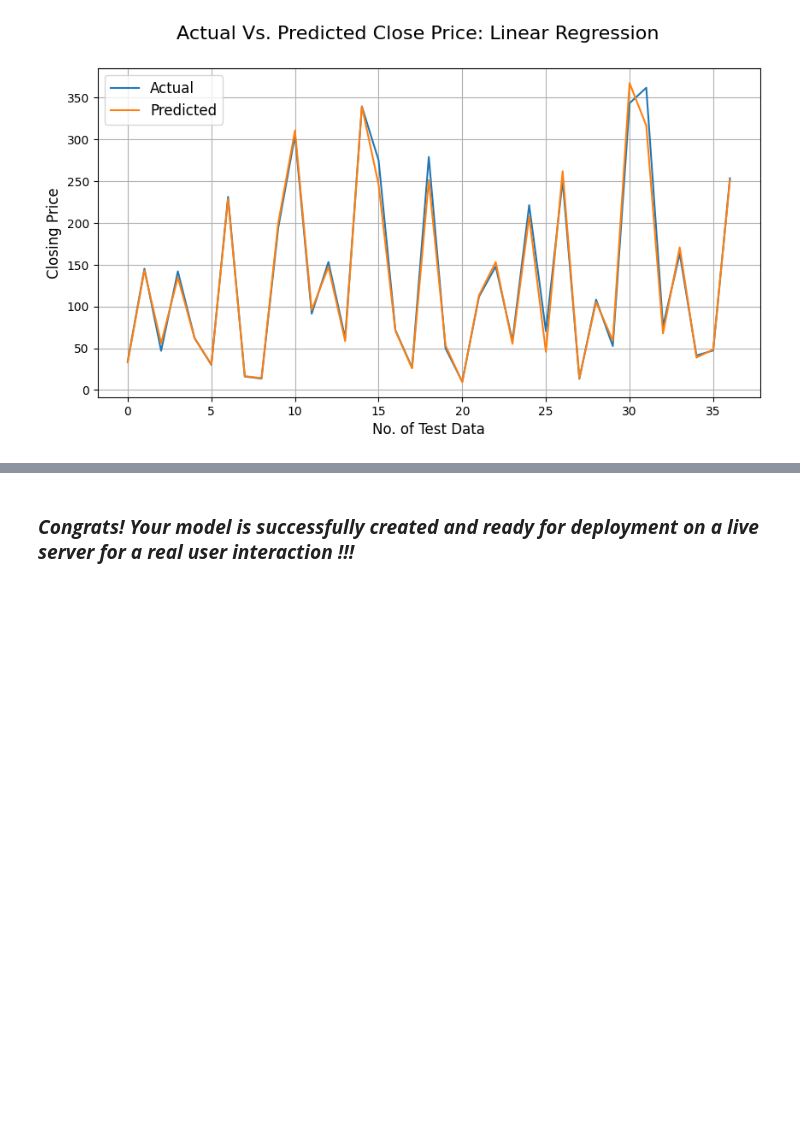
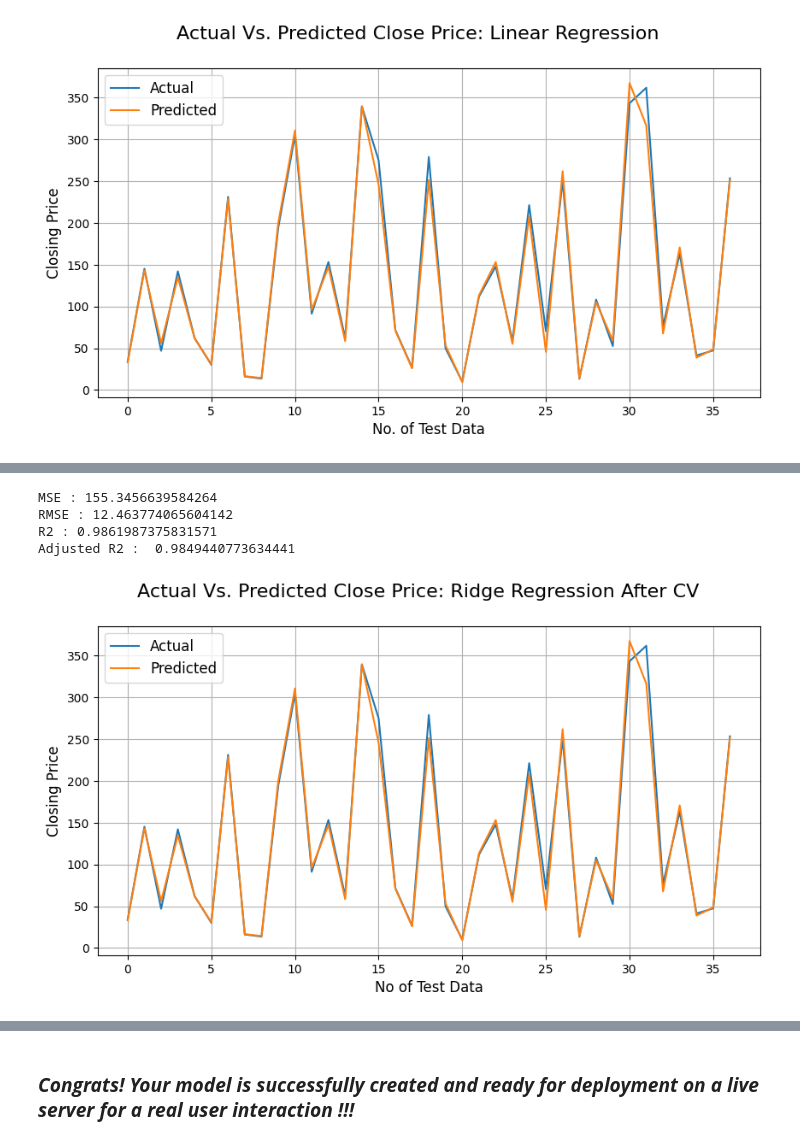
Before and after one commit to atulchune/YesBank_Stock_closing_price_prediction, a Jupyter notebook: YesBank_closing_stock_price_prediction.ipynb, the cells around one changed output, grey strips where cells are left out. Drawn from its saved outputs; the diff is of its cells as text; code cells hidden in the pictures; blank space fills up the shorter version.

```diff
--- a/YesBank_closing_stock_price_prediction.ipynb
+++ b/YesBank_closing_stock_price_prediction.ipynb
@@ -766,0 +919,31 @@ Answer Here.
+# %%
+#Model Prediction
+y_pred_ridge_cv = ridge_regressor.predict(X_test)
+# %%
+MSE  = mean_squared_error(10**(y_test), 10**(y_pred_ridge_cv))
+print("MSE :" , MSE)
+
+RMSE = np.sqrt(MSE)
+print("RMSE :" ,RMSE)
+
+r2 = r2_score(10**(y_test), 10**(y_pred_ridge_cv))
+print("R2 :" ,r2)
+print("Adjusted R2 : ",1-(1-r2_score(10**(y_test), 10**(y_pred_ridge_cv)))*((X_test.shape[0]-1)/(X_test.shape[0]-X_test.shape[1]-1)))
+df_metrics['Ridge'] = [MSE,RMSE,r2,1-(1-r2_score(10**(y_test), 10**(y_pred_ridge_cv)))*((X_test.shape[0]-1)/(X_test.shape[0]-X_test.shape[1]-1))]
+# %% [output]
+MSE : 155.3456639584264
+RMSE : 12.463774065604142
+R2 : 0.9861987375831571
+Adjusted R2 :  0.9849440773634441
+# %%
+# Actual Price vs. Predicted Price for Ridge Regression after Validation Plotting
+plt.figure(figsize=(10,5))
+plt.plot(10**(np.array(y_test)))
+plt.plot(10**(y_pred_ridge_cv))
+plt.suptitle('Actual Vs. Predicted Close Price: Ridge Regression After CV', fontsize=16)
+plt.legend(['Actual','Predicted'], fontsize=12)
+plt.xlabel('No of Test Data', fontsize=12)
+plt.ylabel('Closing Price', fontsize=12)
+plt.grid()
+# %% [output]
+[figure, added]
```
Also changed, not shown: parts of 71 cells of this notebook.
